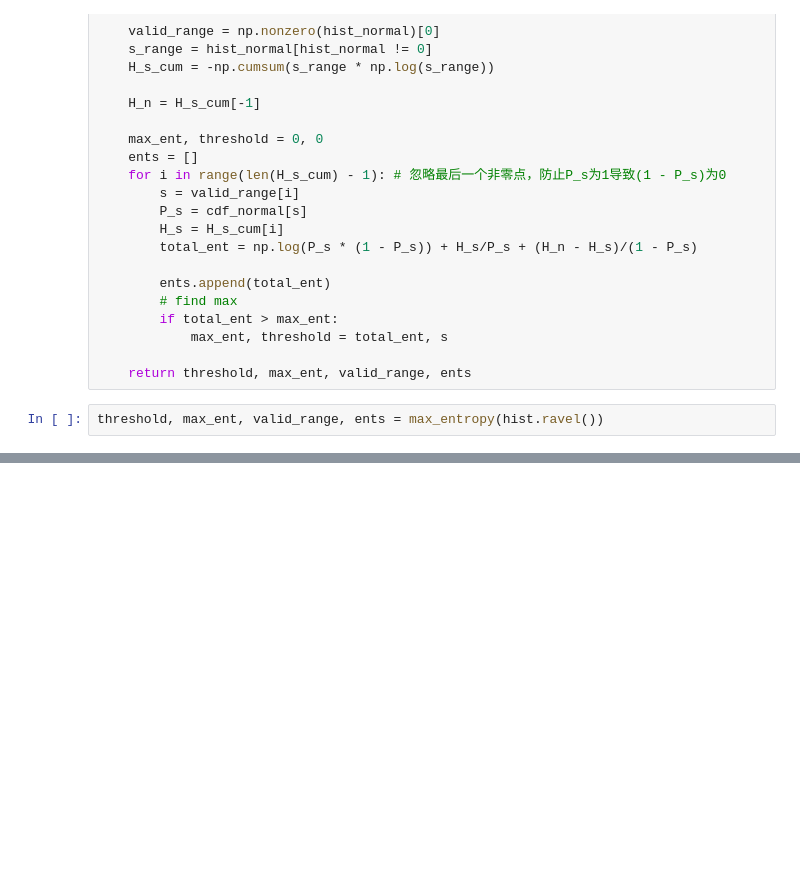
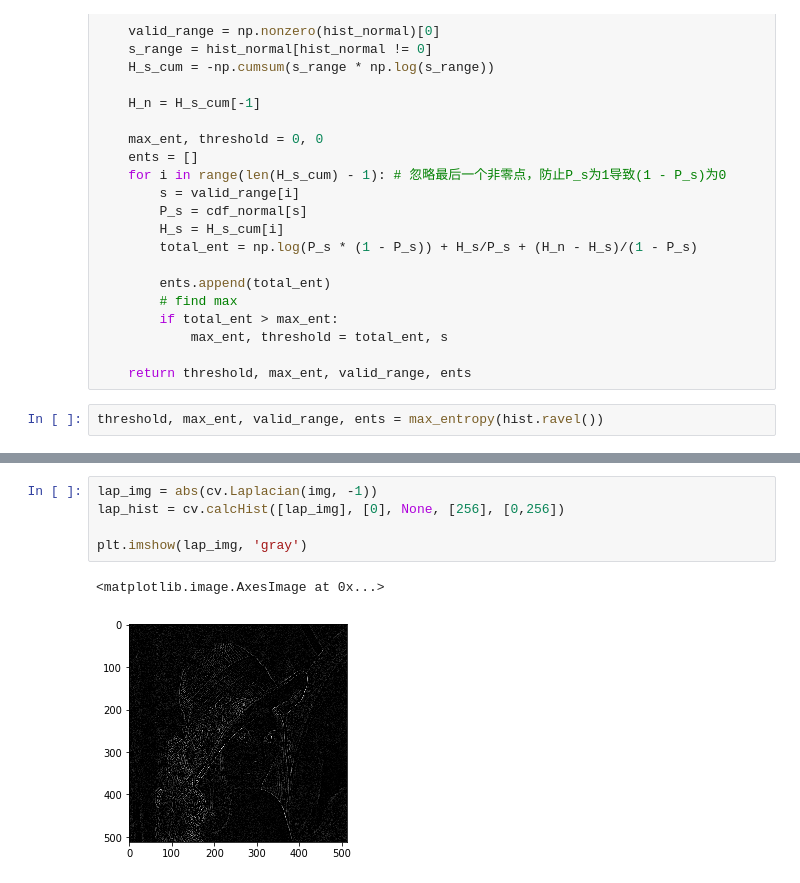
Before and after one commit to valleygtc/img_seg, a Jupyter notebook: m.ipynb, the cells around one changed output, grey strips where cells are left out. Drawn from its saved outputs; the diff is of its cells as text; blank space fills up the shorter version.

```diff
--- a/m.ipynb
+++ b/m.ipynb
@@ -89,0 +90,8 @@ threshod calculated by 最大熵分割算法: 195
+# %%
+lap_img = abs(cv.Laplacian(img, -1))
+lap_hist = cv.calcHist([lap_img], [0], None, [256], [0,256])
+
+plt.imshow(lap_img, 'gray')
+# %% [output]
+<matplotlib.image.AxesImage at 0x...>
+[figure, added]
```
Also changed, not shown: parts of 5 cells of this notebook, 1 other file.
